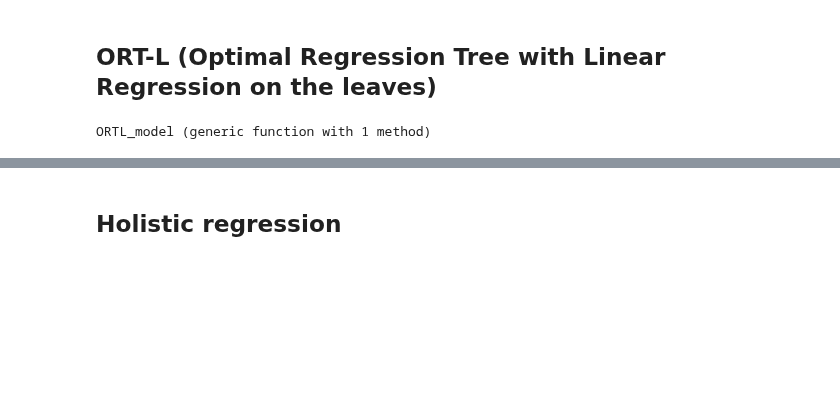
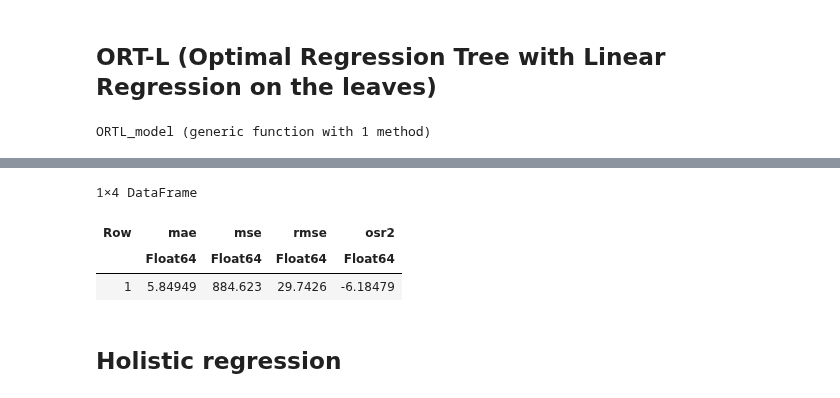
Before and after one commit to azanon00/Transfer_Strategy_Prescription, a Jupyter notebook: code/andrea_models_julia.ipynb, the cells around one changed output, grey strips where cells are left out. Drawn from its saved outputs; the diff is of its cells as text; code cells hidden in the pictures; blank space fills up the shorter version.

```diff
--- a/code/andrea_models_julia.ipynb
+++ b/code/andrea_models_julia.ipynb
@@ -238,7 +256,8 @@ function ORTL_model(train_valid, test)
     println("Computing results...")
 
     # compute the results
-    compute_results(pred, get_target(test))
+    #compute_results(pred, get_target(test))
+    transform_and_results(pred, get_target(test))
 
     # check the prediction value
     check_prediction_value(pred, get_target(test))
@@ -260,3 +296,11 @@ CSV.write("ORTL_pred.csv", DataFrame(pred = ORTL_pred));
+# %%
+# transfrom and results ORTL_pred
+transform_and_results(ORTL_pred, get_target(test))
+# %% [output]
+1×4 DataFrame
+| Row | mae | mse | rmse | osr2 |
+|  | Float64 | Float64 | Float64 | Float64 |
+| 1 | 5.84949 | 884.623 | 29.7426 | -6.18479 |
 # %% [markdown]
 ## Holistic regression
 # %%
```
Also changed, not shown: parts of 5 cells of this notebook, 9 other files.
